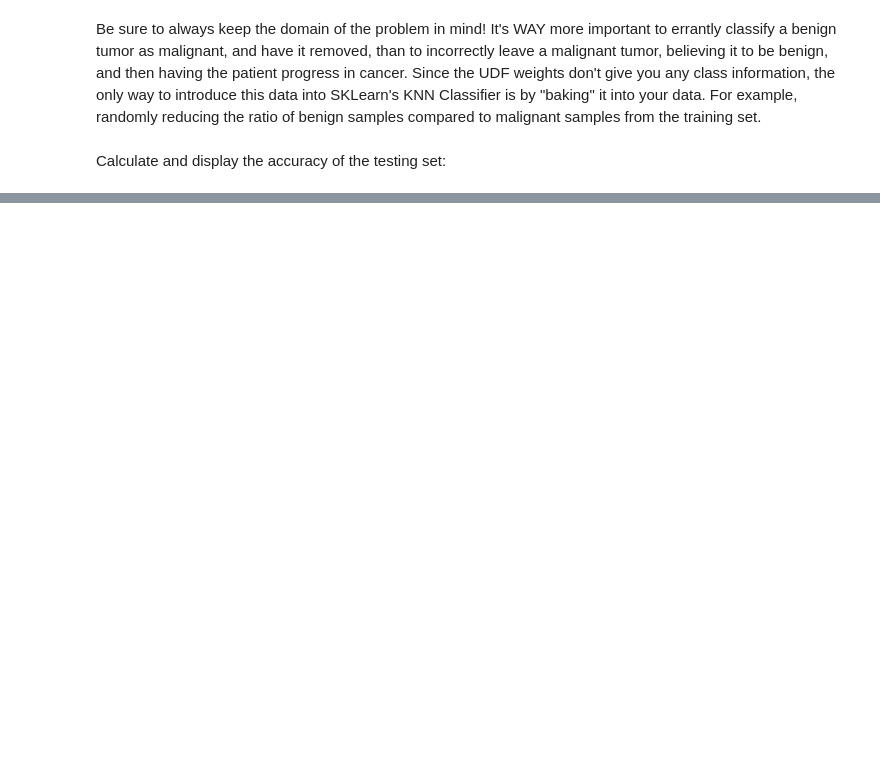
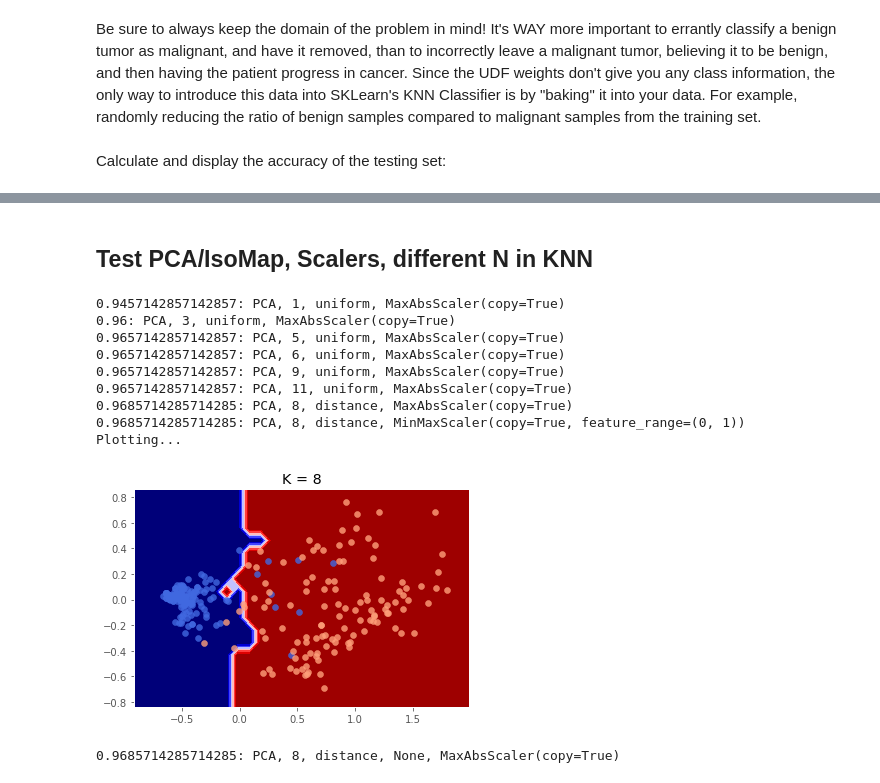
Before and after one commit to sandertan/DAT210x, a Jupyter notebook: Module5/Module5 - Lab7.ipynb, the cells around one changed output, grey strips where cells are left out. Saved outputs shown, nothing was run; the diff lists cells and outputs as text; code cells hidden in the pictures; blank space fills up the shorter version.

```diff
--- a/Module5/Module5 - Lab7.ipynb
+++ b/Module5/Module5 - Lab7.ipynb
@@ -90,5 +98,8 @@ Copy out the status column into a slice, then drop it from the main dataframe. A
 If you goofed up on loading the dataset and notice you have a `sample` column, this would be a good place to drop that too if you haven't already.
 # %%
 status = cancer_data['status'].copy()
-status[0:5]
+cancer_data.drop(['status'], inplace=True, axis=1)
+cancer_data.isna().sum()
+cancer_data.fillna(cancer_data.mean(), inplace=True)
+cancer_data[0:5]
 # %% [output]
@@ -163,0 +219,73 @@ plotDecisionBoundary(knmodel, X_test, y_test)
+# %% [markdown]
+## Test PCA/IsoMap, Scalers, different N in KNN
+# %%
+X_train, X_test, label_train, label_test = train_test_split(cancer_data, status, random_state=7, test_size=0.5)
+
+weights = ['uniform', 'distance']
+dimensionality_reductions_methods = ['PCA', 'Isomap']
+scalers = [sklearn.preprocessing.MaxAbsScaler(),
+           sklearn.preprocessing.MinMaxScaler(),
+           sklearn.preprocessing.StandardScaler(),
+           sklearn.preprocessing.Normalizer(),
+           sklearn.preprocessing.RobustScaler()]
+
+max_score = {}
+max_score['score'] = 0
+
+def drm_transform(X_train, X_test, label_train, label_test, max_score, isomap_n = None):
+    model.fit(X_train)
+    X_train = model.transform(X_train)
+    X_test= model.transform(X_test)
+
+    for weight in weights:
+        for neighbours in range(1,15):
+            knn = KNeighborsClassifier(n_neighbors=neighbours, weights = weight)
+            knn.fit(X_train, label_train)
+            score = knn.score(X_test, label_test)
+            if score > max_score['score']:
+                max_score['score'] = score
+                max_score['neighbours'] = neighbours
+                max_score['weight'] = weight
+                max_score['scaler'] = scaling_method
+                max_score['drm'] = drm
+                max_score['test'] = X_test
+                max_score['knn'] = knn
+                max_score['isomap_n'] = isomap_n
+                print('%s: %s, %s, %s, %s' % (score, drm, neighbours, weight, scaling_method))
+            elif score == max_score['score']:
+                print('%s: %s, %s, %s, %s' % (score, drm, neighbours, weight, scaling_method))
+    return max_score
+
+for scaling_method in scalers:
+    scaler = scaling_method.fit(X_train)
+    X_train = scaler.transform(X_train)
+    X_test = scaler.transform(X_test)
+
+    for drm in dimensionality_reductions_methods:
+        if drm == 'PCA':
+            model = PCA(n_components=2, random_state=7)
+            max_score = drm_transform(X_train, X_test, label_train, label_test, max_score)
+        elif drm == 'Isomap':
+            for isomap_n in range(5,10):
+                model = Isomap(n_neighbors=isomap_n, n_components = 2)
+                max_score = drm_transform(X_train, X_test, label_train, label_test, max_score, isomap_n=isomap_n)
+
+plotDecisionBoundary(max_score['knn'], max_score['test'], label_test)
+print('%s: %s, %s, %s, %s, %s' % (max_score['score'],
+                                  max_score['drm'],
+                                  max_score['neighbours'],
+                                  max_score['weight'],
+                                  max_score['isomap_n'],
+                                  max_score['scaler']))
+# %% [output]
+0.9457142857142857: PCA, 1, uniform, MaxAbsScaler(copy=True)
+0.96: PCA, 3, uniform, MaxAbsScaler(copy=True)
+0.9657142857142857: PCA, 5, uniform, MaxAbsScaler(copy=True)
+0.9657142857142857: PCA, 6, uniform, MaxAbsScaler(copy=True)
+0.9657142857142857: PCA, 9, uniform, MaxAbsScaler(copy=True)
+0.9657142857142857: PCA, 11, uniform, MaxAbsScaler(copy=True)
+0.9685714285714285: PCA, 8, distance, MaxAbsScaler(copy=True)
+0.9685714285714285: PCA, 8, distance, MinMaxScaler(copy=True, feature_range=(0, 1))
+Plotting...
+[figure, added]
+0.9685714285714285: PCA, 8, distance, None, MaxAbsScaler(copy=True)
```
Also changed, not shown: parts of 19 cells of this notebook.
